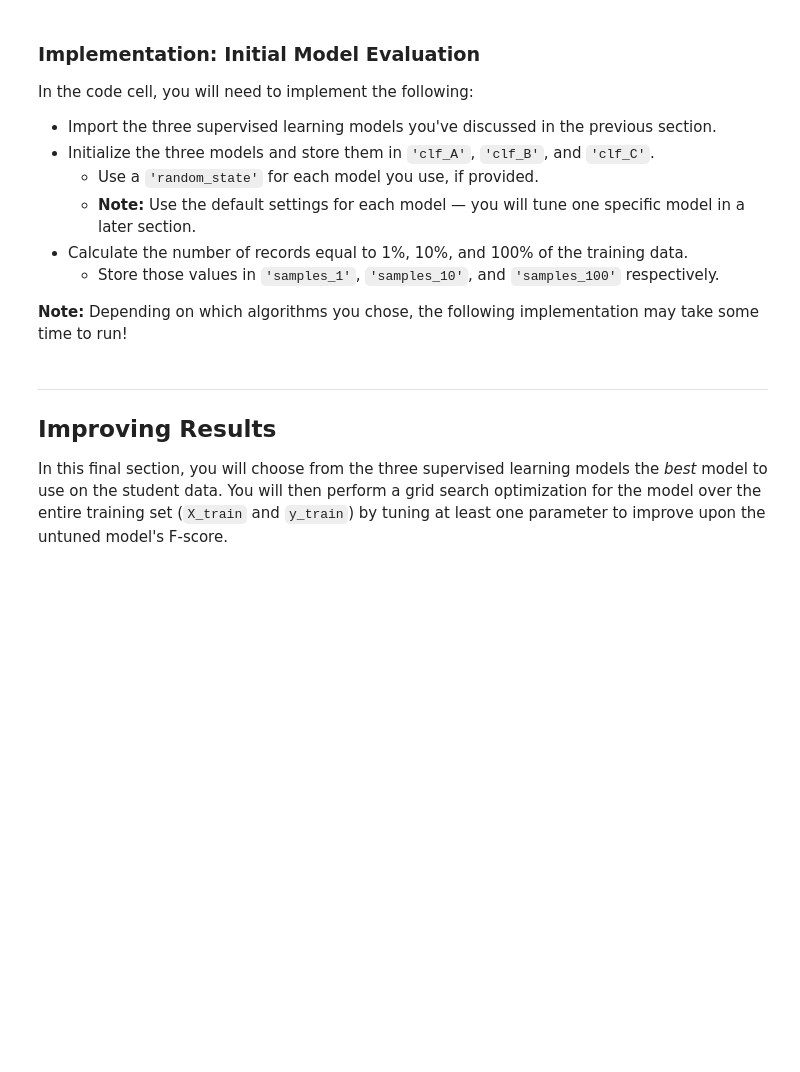
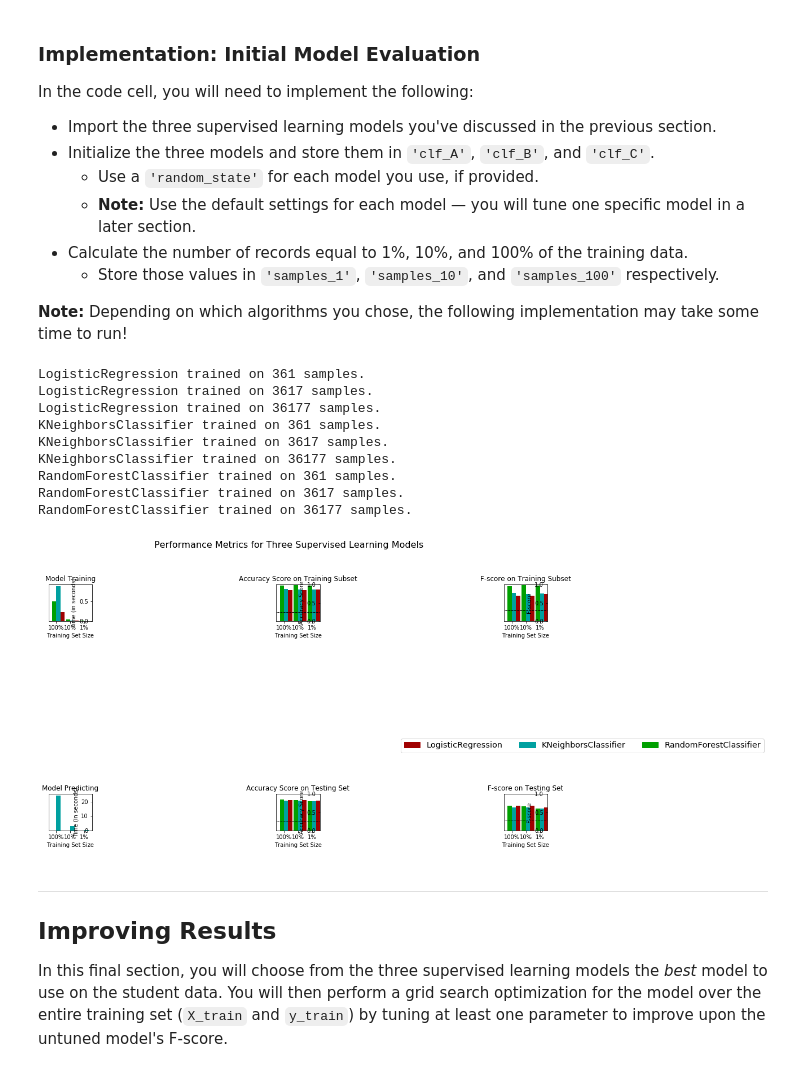
Before and after one commit to michaelkim9/finding_donors, a Jupyter notebook: finding_donors.ipynb, the cells around one changed output. Cells and saved outputs as stored; diff of their text form; code cells hidden in the pictures; blank space fills up the shorter version.

```diff
--- a/finding_donors.ipynb
+++ b/finding_donors.ipynb
@@ -50,16 +50,16 @@ A cursory investigation of the dataset will determine how many individuals fit i
 ** HINT: ** You may need to look at the table above to understand how the `'income'` entries are formatted.
 # %%
 # TODO: Total number of records
-n_records = None
+n_records = len(data)
 
 # TODO: Number of records where individual's income is more than $50,000
-n_greater_50k = None
+n_greater_50k = len(data[data['income'] == '>50K'])
 
 # TODO: Number of records where individual's income is at most $50,000
-n_at_most_50k = None
+n_at_most_50k = len(data[data['income'] == '<=50K'])
 
 # TODO: Percentage of individuals whose income is more than $50,000
-greater_percent = None
+greater_percent = n_greater_50k/float(n_records) * 100
 
 # Print the results
 print("Total number of records: {}".format(n_records))
@@ -270,6 +310,7 @@ In the code block below, you will need to implement the following:
    - Make sure that you set the `beta` parameter!
 # %%
 # TODO: Import two metrics from sklearn - fbeta_score and accuracy_score
+from sklearn.metrics import fbeta_score, accuracy_score
 
 def train_predict(learner, sample_size, X_train, y_train, X_test, y_test):
     '''
@@ -286,33 +327,33 @@ def train_predict(learner, sample_size, X_train, y_train, X_test, y_test):
 
     # TODO: Fit the learner to the training data using slicing with 'sample_size' using .fit(training_features[:], training_labels[:])
     start = time() # Get start time
-    learner = None
+    learner = learner.fit(X_train[:sample_size], y_train[:sample_size])
     end = time() # Get end time
 
     # TODO: Calculate the training time
-    results['train_time'] = None
+    results['train_time'] = end - start
 
     # TODO: Get the predictions on the test set(X_test),
     #       then get predictions on the first 300 training samples(X_train) using .predict()
     start = time() # Get start time
-    predictions_test = None
-    predictions_train = None
+    predictions_test = learner.predict(X_test)
+    predictions_train = learner.predict(X_train[:300])
     end = time() # Get end time
 
     # TODO: Calculate the total prediction time
-    results['pred_time'] = None
+    results['pred_time'] = end - start
 
     # TODO: Compute accuracy on the first 300 training samples which is y_train[:300]
-    results['acc_train'] = None
+    results['acc_train'] = accuracy_score(y_train[:300], predictions_train)
 
     # TODO: Compute accuracy on test set using accuracy_score()
-    results['acc_test'] = None
+    results['acc_test'] = accuracy_score(y_test, predictions_test)
 
     # TODO: Compute F-score on the the first 300 training samples using fbeta_score()
-    results['f_train'] = None
+    results['f_train'] = fbeta_score(y_train[:300], predictions_train, beta=0.5)
 
     # TODO: Compute F-score on the test set which is y_test
-    results['f_test'] = None
+    results['f_test'] = fbeta_score(y_test, predictions_test, beta=0.5)
 
     # Success
     print("{} trained on {} samples.".format(learner.__class__.__name__, sample_size))
@@ -332,31 +373,44 @@ In the code cell, you will need to implement the following:
 **Note:** Depending on which algorithms you chose, the following implementation may take some time to run!
 # %%
 # TODO: Import the three supervised learning models from sklearn
+from sklearn.linear_model import LogisticRegression
+from sklearn.neighbors import KNeighborsClassifier
+from sklearn.ensemble import RandomForestClassifier
 
 # TODO: Initialize the three models
-clf_A = None
-clf_B = None
-clf_C = None
+clf_A = LogisticRegression(random_state=42)
+clf_B = KNeighborsClassifier()
+clf_C = RandomForestClassifier(random_state=42)
 
 # TODO: Calculate the number of samples for 1%, 10%, and 100% of the training data
 # HINT: samples_100 is the entire training set i.e. len(y_train)
 # HINT: samples_10 is 10% of samples_100 (ensure to set the count of the values to be `int` and not `float`)
 # HINT: samples_1 is 1% of samples_100 (ensure to set the count of the values to be `int` and not `float`)
-samples_100 = None
-samples_10 = None
-samples_1 = None
+samples_100 = len(X_train)
+samples_10 = int(len(X_train) * 0.10)
+samples_1 = int(len(X_train) * 0.01)
 
 # Collect results on the learners
 results = {}
 for clf in [clf_A, clf_B, clf_C]:
     clf_name = clf.__class__.__name__
     results[clf_name] = {}
     for i, samples in enumerate([samples_1, samples_10, samples_100]):
-        results[clf_name][i] = \
-        train_predict(clf, samples, X_train, y_train, X_test, y_test)
+        results[clf_name][i] = train_predict(clf, samples, X_train, y_train, X_test, y_test)
 
 # Run metrics visualization for the three supervised learning models chosen
 vs.evaluate(results, accuracy, fscore)
+# %% [output]
+LogisticRegression trained on 361 samples.
+LogisticRegression trained on 3617 samples.
+LogisticRegression trained on 36177 samples.
+KNeighborsClassifier trained on 361 samples.
+KNeighborsClassifier trained on 3617 samples.
+KNeighborsClassifier trained on 36177 samples.
+RandomForestClassifier trained on 361 samples.
+RandomForestClassifier trained on 3617 samples.
+RandomForestClassifier trained on 36177 samples.
+[figure, added]
 # %% [markdown]
 ----
 ## Improving Results
```
Also changed, not shown: parts of 25 cells of this notebook, 1 other file.
